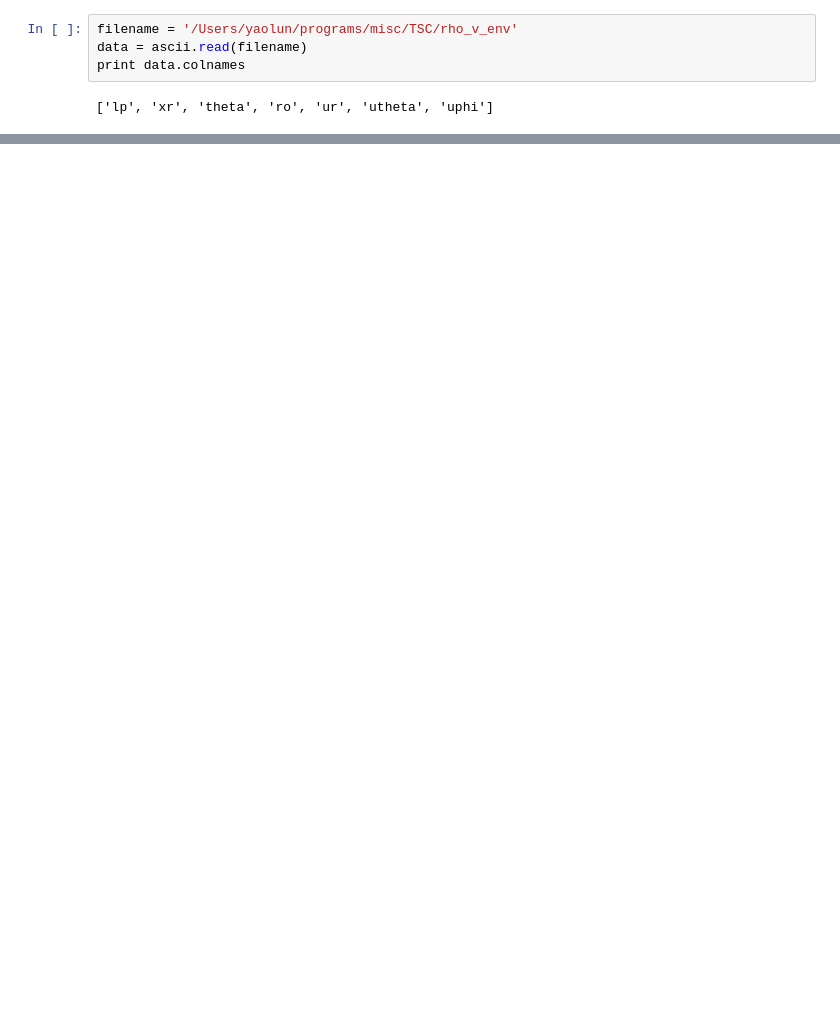
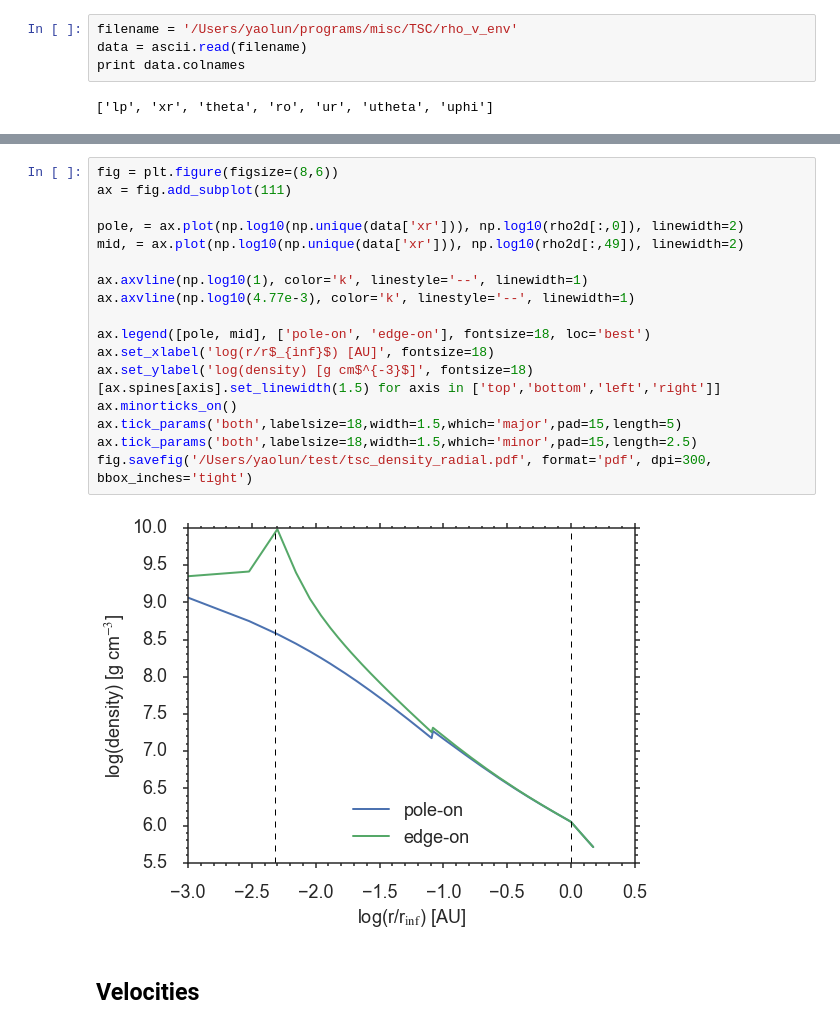
Before and after one commit to yaolun/misc, a Jupyter notebook: TSC/TSC results visualization.ipynb, the cells around one changed output, grey strips where cells are left out. Cells and saved outputs as stored; diff of their text form; blank space fills up the shorter version.

```diff
--- a/TSC/TSC results visualization.ipynb
+++ b/TSC/TSC results visualization.ipynb
@@ -35,0 +58,22 @@ R_inf = a*tcol
+# %%
+fig = plt.figure(figsize=(8,6))
+ax = fig.add_subplot(111)
+
+pole, = ax.plot(np.log10(np.unique(data['xr'])), np.log10(rho2d[:,0]), linewidth=2)
+mid, = ax.plot(np.log10(np.unique(data['xr'])), np.log10(rho2d[:,49]), linewidth=2)
+
+ax.axvline(np.log10(1), color='k', linestyle='--', linewidth=1)
+ax.axvline(np.log10(4.77e-3), color='k', linestyle='--', linewidth=1)
+
+ax.legend([pole, mid], ['pole-on', 'edge-on'], fontsize=18, loc='best')
+ax.set_xlabel('log(r/r$_{inf}$) [AU]', fontsize=18)
+ax.set_ylabel('log(density) [g cm$^{-3}$]', fontsize=18)
+[ax.spines[axis].set_linewidth(1.5) for axis in ['top','bottom','left','right']]
+ax.minorticks_on()
+ax.tick_params('both',labelsize=18,width=1.5,which='major',pad=15,length=5)
+ax.tick_params('both',labelsize=18,width=1.5,which='minor',pad=15,length=2.5)
+fig.savefig('/Users/yaolun/test/tsc_density_radial.pdf', format='pdf', dpi=300, bbox_inches='tight')
+# %% [output]
+[figure, added]
+# %% [markdown]
+## Velocities
```
Also changed, not shown: parts of 10 cells of this notebook, 15 other files.
